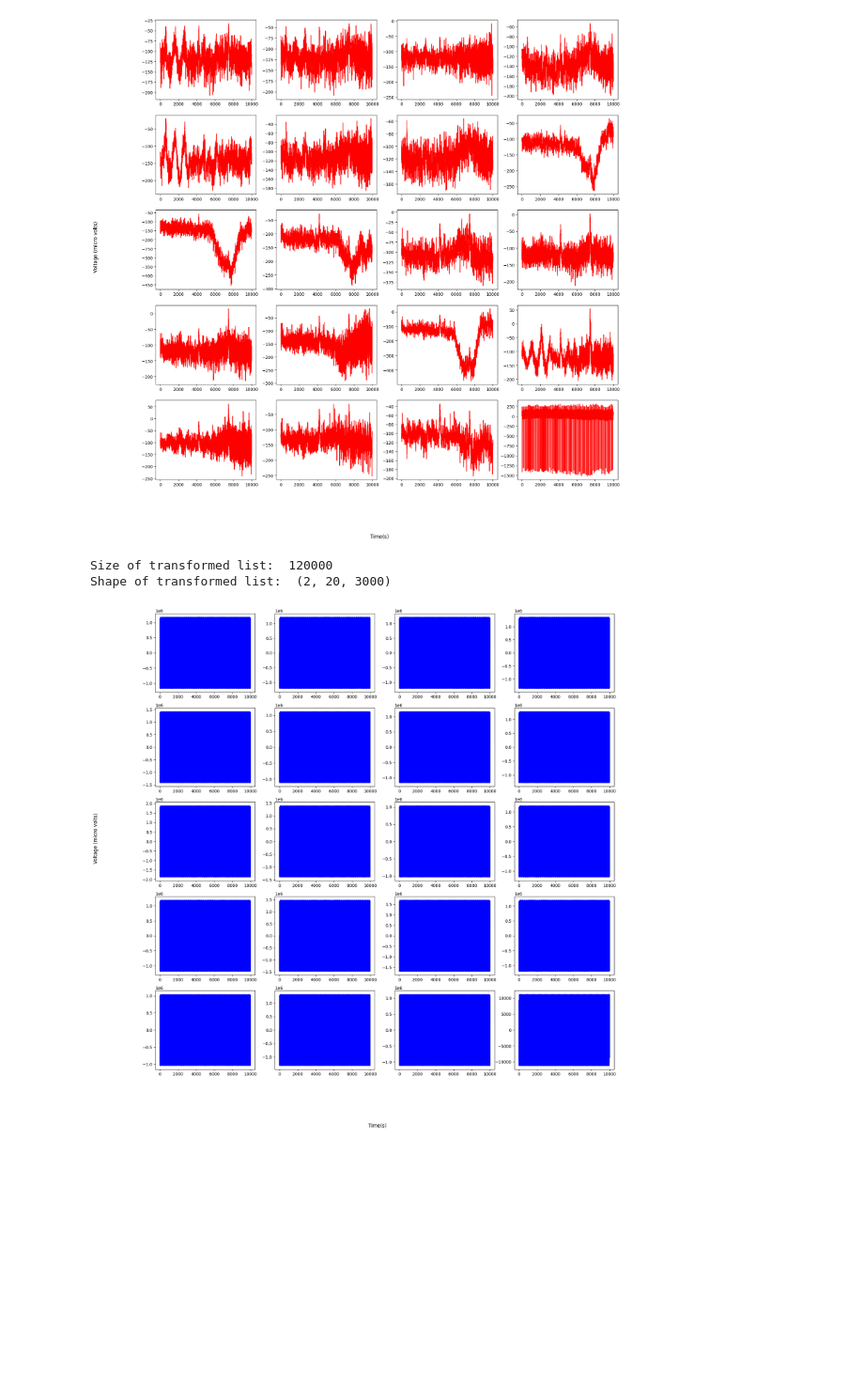
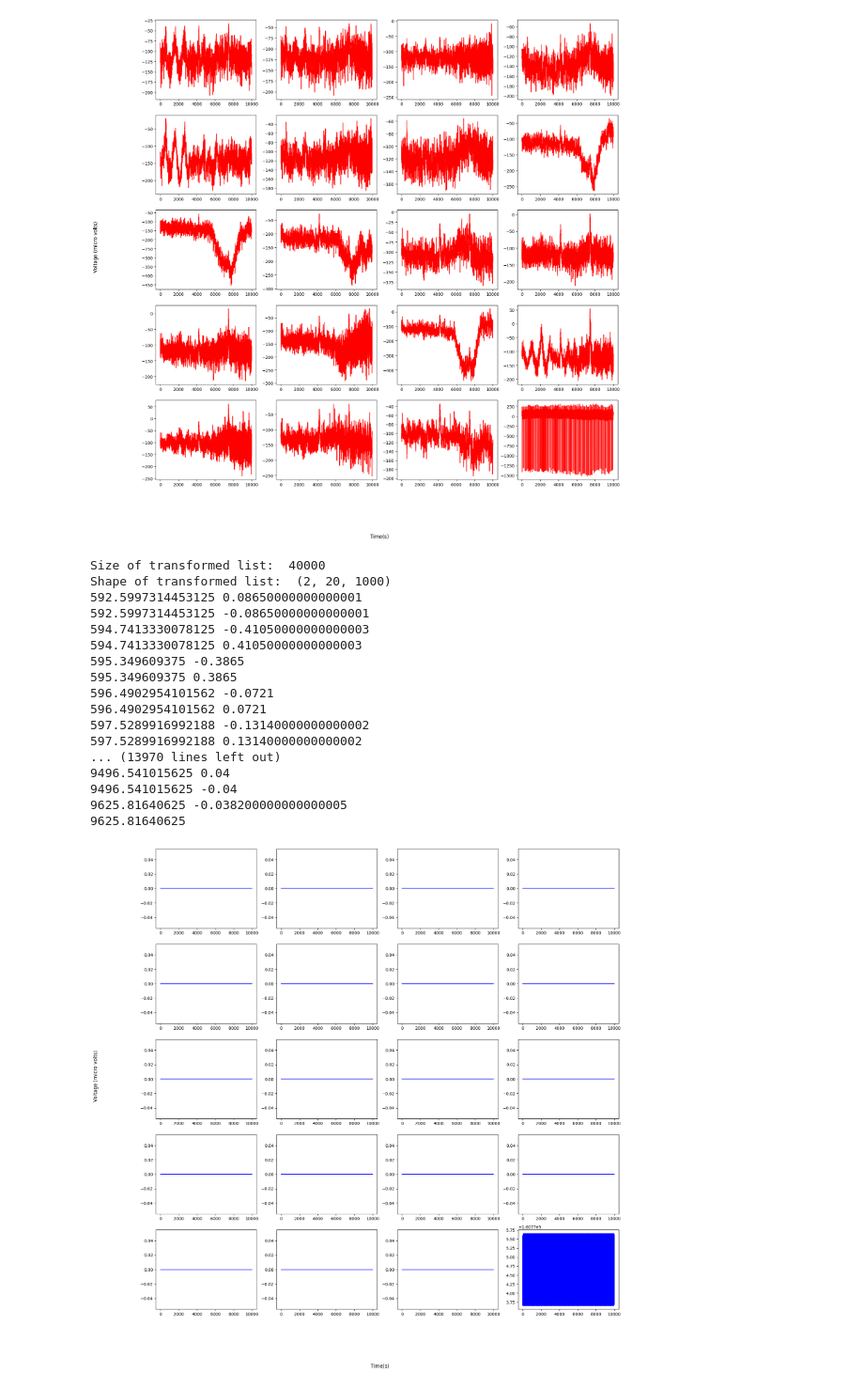
Before and after one commit to AnikaitLakhotia/harmful-brain-activity, a Jupyter notebook: sargun_implementation.ipynb, the cells around one changed output. Shown at 94% size. Saved outputs shown, nothing was run; the diff lists cells and outputs as text; code cells hidden in the pictures; blank space fills up the shorter version.

```diff
--- a/sargun_implementation.ipynb
+++ b/sargun_implementation.ipynb
@@ -49,10 +52,10 @@ def fourier_transform_eeg(eeg_data, level_of_detail=10):
         # Taking the Fourier transform of the signal
         eeg_data_fft = fft(eeg_data[i])
 
-        amplitude = np.abs(eeg_data_fft)
-        frequency = np.angle(eeg_data_fft)
+        amplitude = eeg_data_fft.real
+        frequency = fftfreq(len(eeg_data[i]))
 
-        peak_indicies = np.argsort(amplitude)[::-1][:level_of_detail]
+        peak_indicies = np.argsort(amplitude)[-level_of_detail:]
         amplitude = amplitude[peak_indicies]
         frequency = frequency[peak_indicies]
 
@@ -78,7 +81,13 @@ def visualize_inverse_fourier(transformed_eeg_data):
             amplitude = amplitude_and_frequency[0][j]
             frequency = amplitude_and_frequency[1][j]
 
-            sin_wave = amplitude * np.sin(2 * np.pi / frequency * np.arange(0, eeg_duration))
+
+            print(amplitude, frequency)
+            if (frequency == 0):
+                sin_wave = amplitude
+            else:
+                sin_wave = np.sin(2 * np.pi * np.arange(0, eeg_duration) / frequency )
+
             sin_wave_sum_list = np.add(sin_wave_sum_list, sin_wave)
 
 
@@ -124,16 +133,31 @@ visualize_eeg(eeg)
 # %% [output]
 [figure]
 # %%
-detail = 3000
+detail = 1000
 
 sample_eeg_fourier_list =  fourier_transform_eeg(eeg, detail)
 sample_eeg_fourier_list = np.array(sample_eeg_fourier_list)
 
 print("Size of transformed list: ", sample_eeg_fourier_list.size)
 print("Shape of transformed list: ", sample_eeg_fourier_list.shape)
 
 visualize_inverse_fourier(sample_eeg_fourier_list)
 # %% [output]
-Size of transformed list:  120000
-Shape of transformed list:  (2, 20, 3000)
+Size of transformed list:  40000
+Shape of transformed list:  (2, 20, 1000)
+592.5997314453125 0.08650000000000001
+592.5997314453125 -0.08650000000000001
+594.7413330078125 -0.41050000000000003
+594.7413330078125 0.41050000000000003
+595.349609375 -0.3865
+595.349609375 0.3865
+596.4902954101562 -0.0721
+596.4902954101562 0.0721
+597.5289916992188 -0.13140000000000002
+597.5289916992188 0.13140000000000002
+... (13970 lines left out)
+9496.541015625 0.04
+9496.541015625 -0.04
+9625.81640625 -0.038200000000000005
+9625.81640625
-[figure, old version]
+[figure, new version]
```
Also changed, not shown: parts of 2 cells of this notebook.
